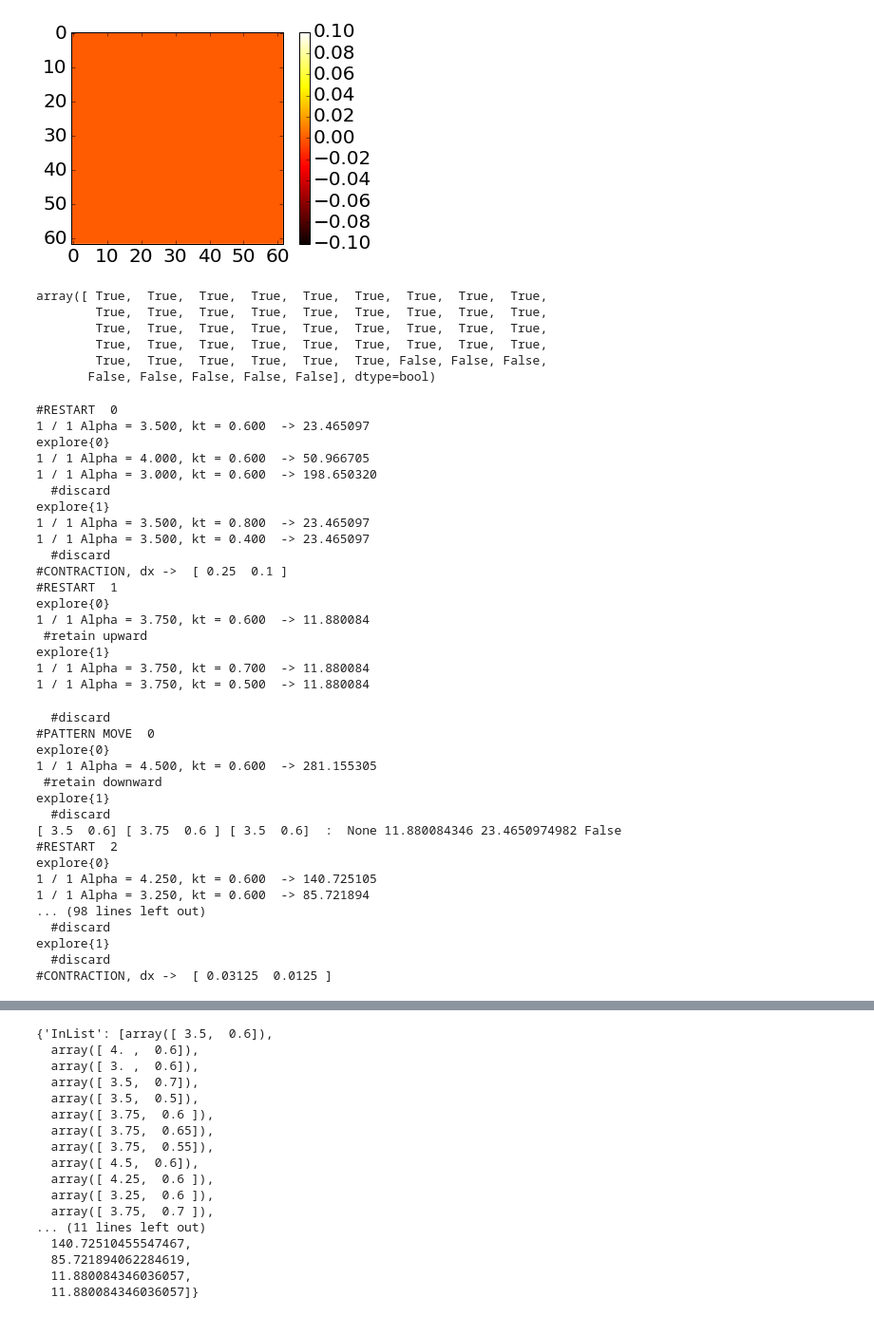
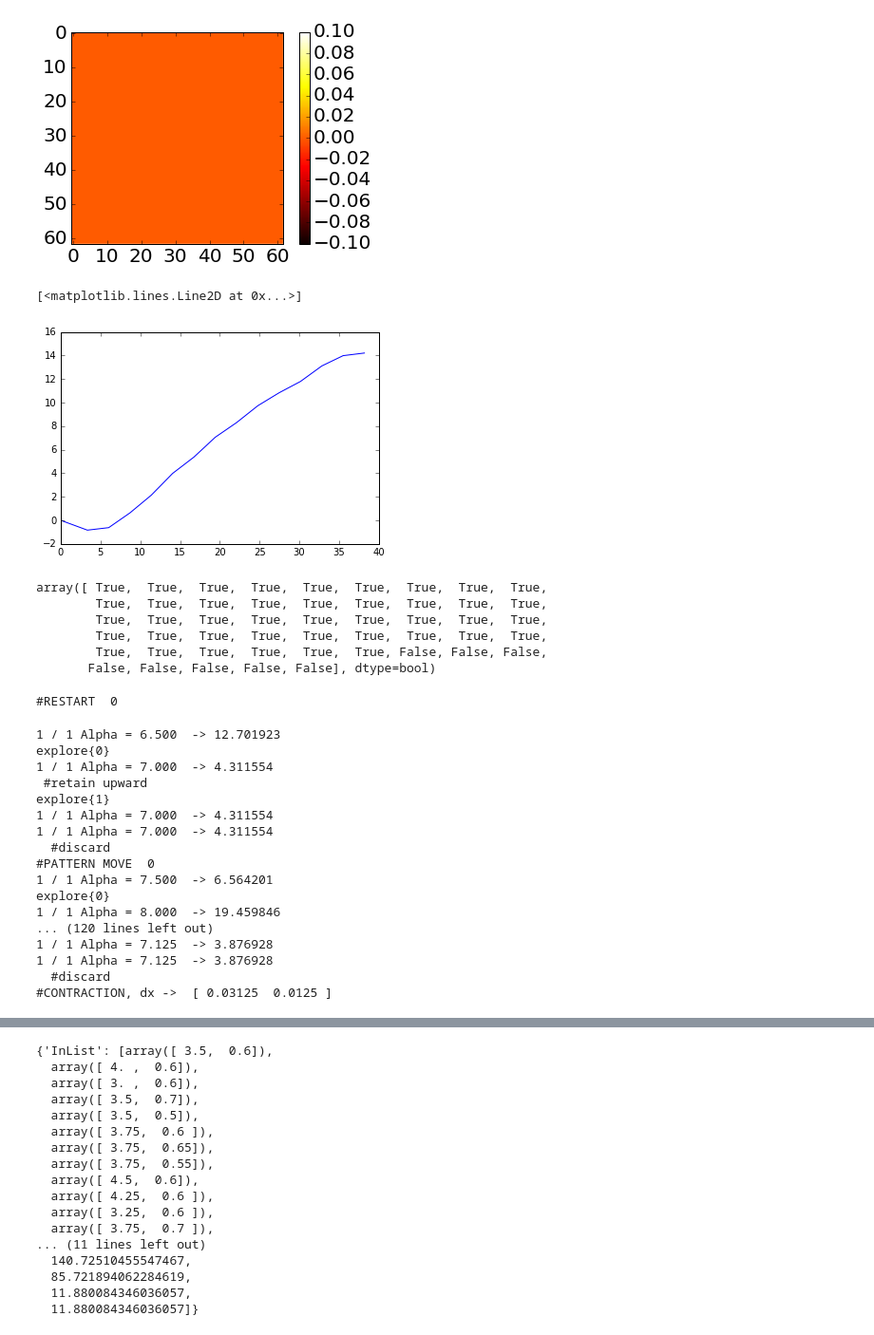
Before and after one commit to vlchaplin/fus_thermalmodelling, a Jupyter notebook: Trajectory_PowerFit.ipynb, the cells around one changed output, grey strips where cells are left out. Shown at 95% size. Drawn from its saved outputs; the diff is of its cells as text; code cells hidden in the pictures.

```diff
--- a/Trajectory_PowerFit.ipynb
+++ b/Trajectory_PowerFit.ipynb
@@ -317,3 +300,8 @@ dataY = mriTempData[:,1]
+# %%
+plt.plot(dataX, dataY)
+# %% [output]
+[<matplotlib.lines.Line2D at 0x...>]
+[figure, added]
 # %%
 objTimes<=totTime
 # %% [output]
@@ -393,40 +382,23 @@ def sim_objective2(vec,T0=T0):
     return value
 # %%
 hjEvalDict = HookJeeves.make_default_evaldict()
-hjret=HookJeeves.minimize(sim_objective2, np.array([3.5, 0.6]), np.array([0.5,0.2]), 2.0, [0.025,0.025], evaldict=hjEvalDict,T0=T0 )
+hjret=HookJeeves.minimize(sim_objective, np.array([6.5, 0.6]), np.array([0.5,0.2]), 2.0, [0.025,0.025], evaldict=hjEvalDict,T0=T0 )
 # %% [output]
 #RESTART  0
-1 / 1 Alpha = 3.500, kt = 0.600  -> 23.465097
-explore{0}
-1 / 1 Alpha = 4.000, kt = 0.600  -> 50.966705
-1 / 1 Alpha = 3.000, kt = 0.600  -> 198.650320
-  #discard
-explore{1}
-1 / 1 Alpha = 3.500, kt = 0.800  -> 23.465097
-1 / 1 Alpha = 3.500, kt = 0.400  -> 23.465097
-  #discard
-#CONTRACTION, dx ->  [ 0.25  0.1 ]
-#RESTART  1
-explore{0}
-1 / 1 Alpha = 3.750, kt = 0.600  -> 11.880084
- #retain upward
-explore{1}
-1 / 1 Alpha = 3.750, kt = 0.700  -> 11.880084
-1 / 1 Alpha = 3.750, kt = 0.500  -> 11.880084
+1 / 1 Alpha = 6.500  -> 12.701923
+explore{0}
+1 / 1 Alpha = 7.000  -> 4.311554
+ #retain upward
+explore{1}
+1 / 1 Alpha = 7.000  -> 4.311554
+1 / 1 Alpha = 7.000  -> 4.311554
   #discard
 #PATTERN MOVE  0
+1 / 1 Alpha = 7.500  -> 6.564201
 explore{0}
-1 / 1 Alpha = 4.500, kt = 0.600  -> 281.155305
- #retain downward
-explore{1}
-  #discard
-[ 3.5  0.6] [ 3.75  0.6 ] [ 3.5  0.6]  :  None 11.880084346 23.4650974982 False
-#RESTART  2
-explore{0}
-1 / 1 Alpha = 4.250, kt = 0.600  -> 140.725105
-1 / 1 Alpha = 3.250, kt = 0.600  -> 85.721894
-... (98 lines left out)
-  #discard
-explore{1}
+1 / 1 Alpha = 8.000  -> 19.459846
+... (120 lines left out)
+1 / 1 Alpha = 7.125  -> 3.876928
+1 / 1 Alpha = 7.125  -> 3.876928
   #discard
 #CONTRACTION, dx ->  [ 0.03125  0.0125 ]
```
Also changed, not shown: parts of 12 cells of this notebook, 1 other file.
